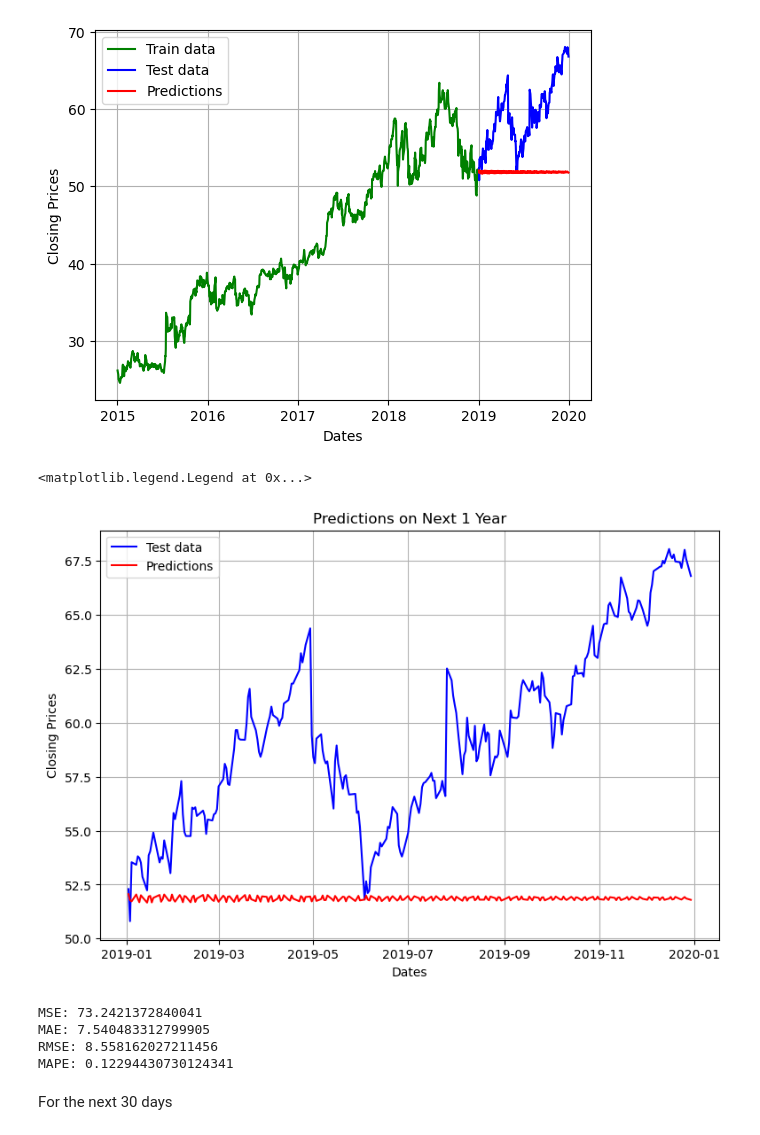
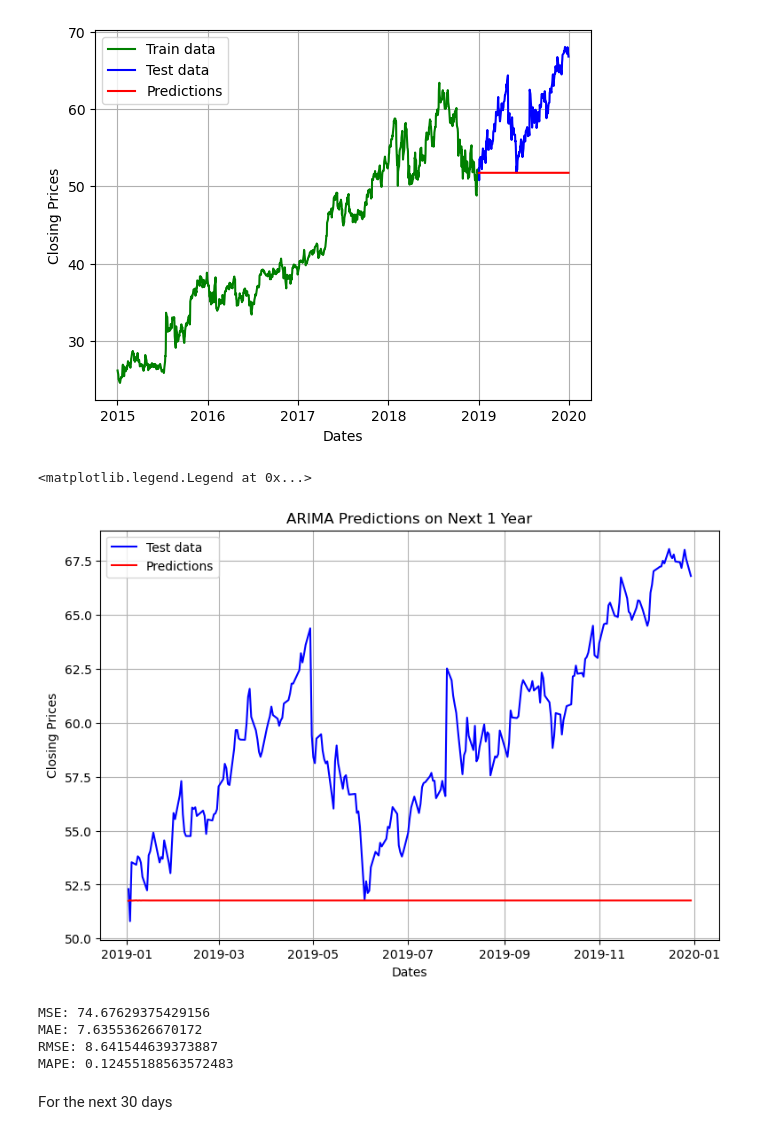
Before and after one commit to sohamthirty/Stock-Price-Prediction-with-Sentiment-Analysis, a Jupyter notebook: Stock_Price_Scraping_EDA.ipynb, the cells around one changed output. Drawn from its saved outputs; the diff is of its cells as text; code cells hidden in the pictures.

Commit message:
model update

```diff
--- a/Stock_Price_Scraping_EDA.ipynb
+++ b/Stock_Price_Scraping_EDA.ipynb
@@ -316,7 +313,9 @@ Assuming a 95% confidence interval, the p-value is greater than 0.05. Hence we f
 We need to convert the data into stationary form.
 # %%
 #Get first differencing
-data['First_differnce'] = data.Close - data.Close.shift(30)
+#data['First_differnce'] = data.Close - data.Close.shift(2)
+#From above plot we see that seasonality occurs every 35 days. Hence difference by 35 days
+data['First_differnce'] = data.Close.diff(2).dropna()
 data.head()
 # %% [output]
 |  | Open | High | Low | Close | Adj Close | Volume | First_differnce |
@@ -415,7 +439,7 @@ plt.show()
 # %% [output]
 [figure]
 # %%
-model_arima = ARIMA(train_data['Close'], order = (2, 1, 2))
+model_arima = ARIMA(train_data['Close'], order = (1, 1, 1))
 model_fit = model_arima.fit()
 model_fit.summary()
 # %% [output]
@@ -472,16 +494,16 @@ plt.legend()
 # %%
 #Predicted Results
 plt.figure(figsize = (9, 6))
 plt.grid(True)
 plt.xlabel('Dates')
 plt.ylabel('Closing Prices')
 plt.plot(test_data.Close, 'blue', label='Test data')
 plt.plot(pred['predicted_mean'], 'red', label = 'Predictions')
-plt.title('Predictions on Next 1 Year')
+plt.title('ARIMA Predictions on Next 1 Year')
 plt.legend()
 # %% [output]
 <matplotlib.legend.Legend at 0x...>
-[figure, old version]
+[figure, new version]
 # %%
 # report performance
 mse = mean_squared_error(test_data.Close, pred['predicted_mean'])
@@ -497,10 +519,10 @@ mape = np.mean(np.abs(pred['predicted_mean'] - test_data.Close)/np.abs(test_data
 results['Next 1 Year'].append(mape)
 print('MAPE: '+str(mape))
 # %% [output]
-MSE: 73.2421372840041
-MAE: 7.540483312799905
-RMSE: 8.558162027211456
-MAPE: 0.12294430730124341
+MSE: 74.67629375429156
+MAE: 7.63553626670172
+RMSE: 8.641544639373887
+MAPE: 0.12455188563572483
 # %% [markdown]
 For the next 30 days
 # %%
```
Also changed, not shown: parts of 48 cells of this notebook.
